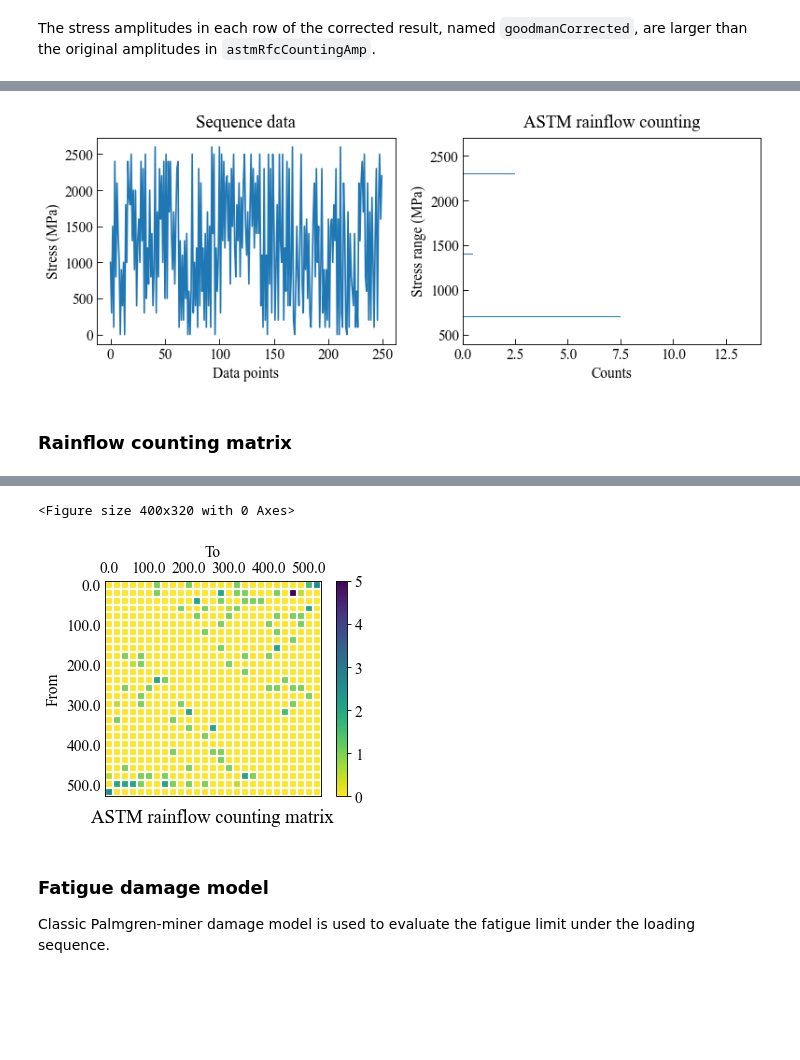
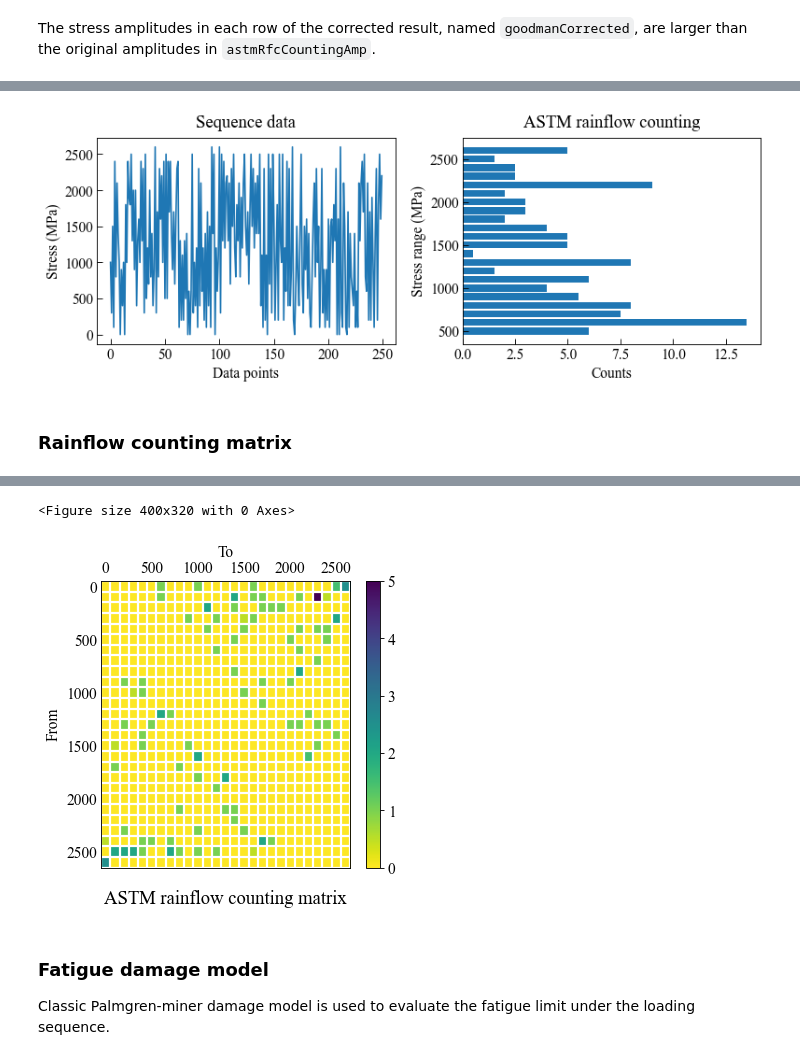
Before and after one commit to dpzhuX/ffpack, a Jupyter notebook: docs/source/application/fatigueApplication.ipynb, the cells around one changed output, grey strips where cells are left out. Cells and saved outputs as stored; diff of their text form; code cells hidden in the pictures; blank space fills up the shorter version.

```diff
--- a/docs/source/application/fatigueApplication.ipynb
+++ b/docs/source/application/fatigueApplication.ipynb
@@ -272,8 +284,13 @@ ax1.set_ylabel( "Stress (MPa)" )
 ax1.set_xlabel( "Data points" )
 ax1.set_title( "Sequence data", pad=10 )
 
-ax2.barh( np.array( astmRfcCountingResults )[ :, 0 ],
+arr_str = np.array( astmRfcCountingResults )[ :, 0 ].astype(int).astype(str)
+ax2.barh( arr_str,
           np.array( astmRfcCountingResults )[ :, 1 ] )
+
+# show tick labels every 5
+from matplotlib.ticker import MultipleLocator
+ax2.yaxis.set_major_locator(MultipleLocator(5))
 
 ax2.tick_params( axis='x', direction="in", length=5 )
 ax2.tick_params( axis='y', direction="in", length=5 )
@@ -284,7 +301,7 @@ ax2.set_title( "ASTM rainflow counting", pad=10 )
 plt.tight_layout()
 plt.show()
 # %% [output]
-[figure, old version]
+[figure, new version]
 # %% [markdown]
 ### Rainflow counting matrix
 # %%
@@ -320,30 +337,39 @@ Matrix index
  2400. 2500. 2600.]
 # %%
 plt.set_cmap( "viridis_r")
-fig, ax = plt.subplots()
+fig, ax = plt.subplots(figsize=( 5, 5 ))
 
 cax = ax.matshow( arcmMat )
 
 ax.tick_params( axis='x', direction="in", length=5, top=False, bottom=False )
 ax.tick_params( axis='y', direction="in", length=5, left=False, right=False )
 ax.tick_params( axis='x', which="minor", top=False, bottom=False )
 ax.tick_params( axis='y', which="minor", left=False, right=False )
-ax.set_xticklabels( [ '' ] + arcmIndex.tolist() )
-ax.set_yticklabels( [ '' ] + arcmIndex.tolist() )
+
+# show tick labels every 5
+from matplotlib.ticker import MultipleLocator
+ax.yaxis.set_major_locator(MultipleLocator(5))
+ax.xaxis.set_major_locator(MultipleLocator(5))
+ax.set_xticklabels( [ '' ] + arcmIndex.astype(int)[::5].tolist() )
+ax.set_yticklabels( [ '' ] + arcmIndex.astype(int)[::5].tolist() )
+
+# show every tick
 ax.set_xticks( np.arange( -.5, len( arcmIndex ), 1 ), minor=True )
 ax.set_yticks( np.arange( -.5, len( arcmIndex ), 1 ), minor=True )
 ax.grid( which="minor", color='w', linestyle='-', linewidth=2 )
+
 ax.set_ylabel( "From" )
 ax.set_xlabel( "To" )
 ax.xaxis.set_label_position( "top" )
 ax.set_title( "ASTM rainflow counting matrix", y=-0.15 )
 
+ax.set_aspect('auto')
 fig.colorbar( cax )
 plt.tight_layout()
 plt.show()
 # %% [output]
 <Figure size 400x320 with 0 Axes>
-[figure, old version]
+[figure, new version]
 # %% [markdown]
 ### Fatigue damage model
 
```
Also changed, not shown: parts of 3 cells of this notebook, 2 other files.
